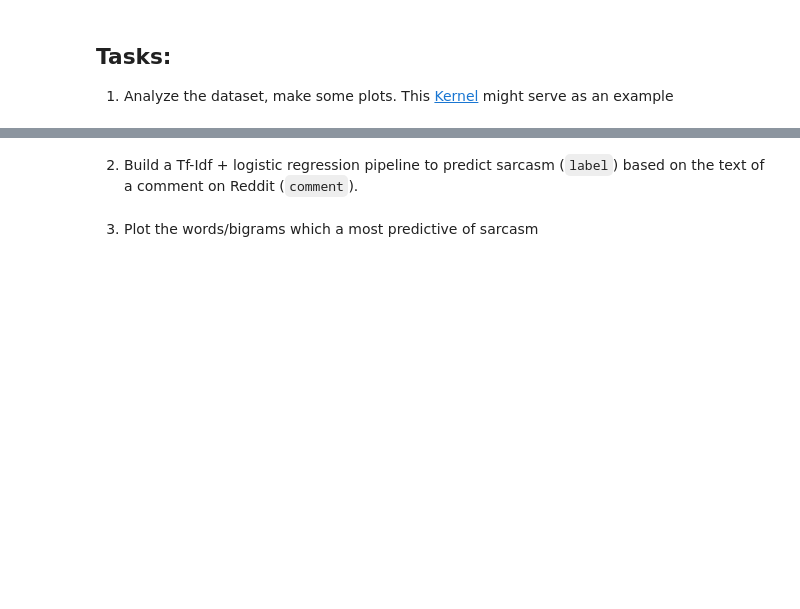
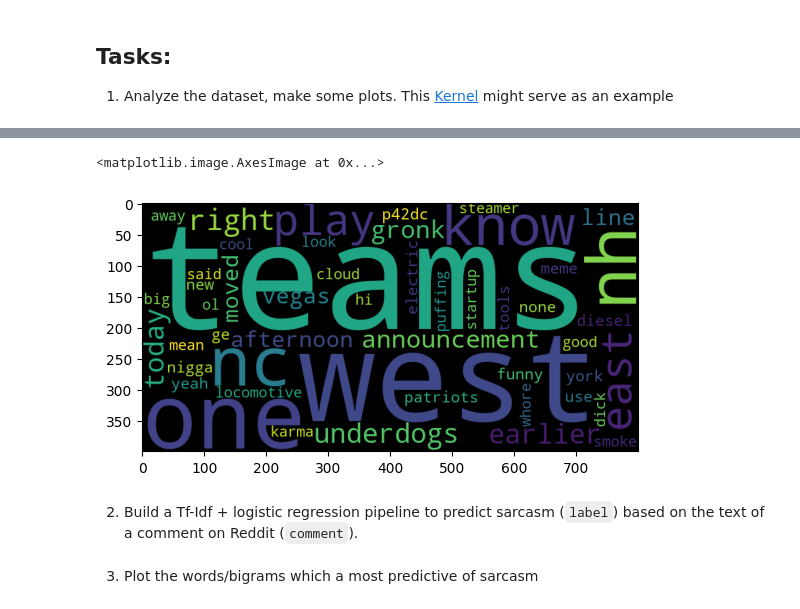
Before and after one commit to irenetite/2026-02-BILBAO-FT-Data-Science, a Jupyter notebook: 3-Machine_Learning/7-NLP/NLTK&CountVectorizer/ejercicios/irene_sarcasm_detection.ipynb, the cells around one changed output, grey strips where cells are left out. Cells and saved outputs as stored; diff of their text form; code cells hidden in the pictures; blank space fills up the shorter version.

```diff
--- a/3-Machine_Learning/7-NLP/NLTK&CountVectorizer/ejercicios/irene_sarcasm_detection.ipynb
+++ b/3-Machine_Learning/7-NLP/NLTK&CountVectorizer/ejercicios/irene_sarcasm_detection.ipynb
@@ -84,0 +182,17 @@ memory usage: 84.8+ MB
+# %%
+# lo mismo con los coment
+wordcloud = WordCloud(
+    stopwords=STOPWORDS,
+    max_words=50,
+    random_state=42,
+    width=800,
+    height=400)
+
+wordcloud.generate(str(df[df['label']==0]['comment']))
+# genero los no sarcásticos
+# comparar esta nube con la anterior permite ver si hay vocabulario diferente entre clases
+
+plt.imshow(wordcloud)
+# %% [output]
+<matplotlib.image.AxesImage at 0x...>
+[figure, added]
```
Also changed, not shown: parts of 17 cells of this notebook.
